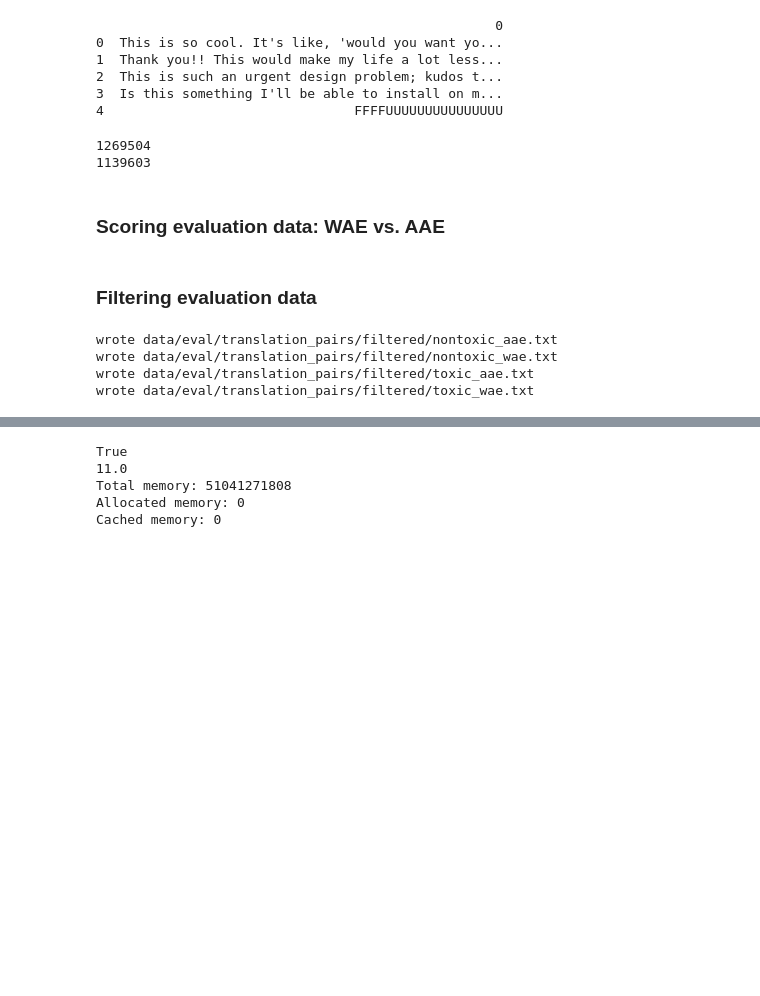
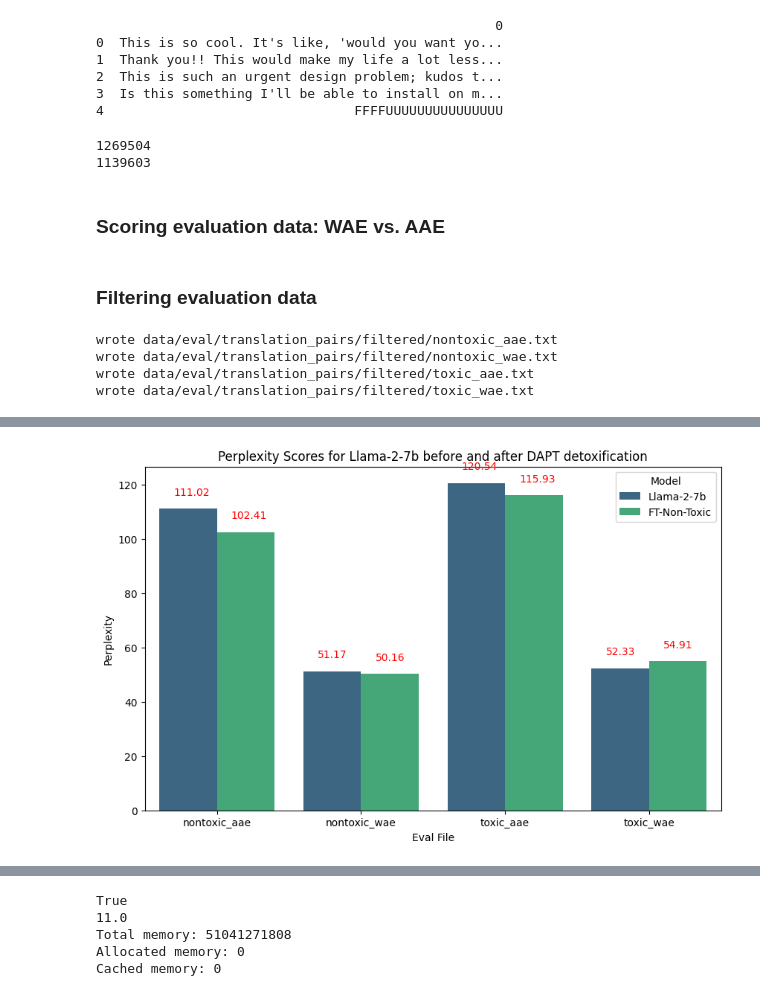
Before and after one commit to neulab/llments, a Jupyter notebook: examples/detoxification_bias/replication.ipynb, the cells around one changed output, grey strips where cells are left out. Saved outputs shown, nothing was run; the diff lists cells and outputs as text; code cells hidden in the pictures; blank space fills up the shorter version.

Commit message:
Qliu3/bias detoxification (#42)
* add detoxifying model example notebook

* fix md lint

* fix md length issue

* unpin dependency versions and add Llama-2-7B QLoRA finetuning experiments

```diff
--- a/examples/detoxification_bias/replication.ipynb
+++ b/examples/detoxification_bias/replication.ipynb
@@ -179,0 +349,2 @@ wrote data/eval/translation_pairs/filtered/toxic_wae.txt
+# %%
+data_collator = DataCollatorForLanguageModeling(tokenizer=tokenizer, mlm=False)
@@ -179,0 +480,36 @@ wrote data/eval/translation_pairs/filtered/toxic_wae.txt
+# %%
+import matplotlib.pyplot as plt
+import seaborn as sns
+import numpy as np
+
+# seaborn plot the results as grouped bar chart, results for each evaluation file are grouped together
+def plot_perplexity(eval_files, eval_results, ft_direct_eval_results, model_name):
+    eval_files = [f.split(".")[0] for f in eval_files]
+    ppl_scores = [r[1] for r in eval_results]
+    ft_ppl_scores = [r[1] for r in ft_direct_eval_results]
+
+    gpt2_model_name = [model_name] * len(eval_files)
+    ft_model_name = ["FT-Non-Toxic"] * len(eval_files)
+
+    df = pd.DataFrame({
+        "Model": gpt2_model_name + ft_model_name,
+        "Eval File": eval_files*2,
+        "Perplexity": ppl_scores + ft_ppl_scores
+    })
+
+    plt.figure(figsize=(10, 6))
+    sns.barplot(x="Eval File", y="Perplexity", hue="Model", data=df, palette="viridis")
+    # add the perplexity scores on top of the bars
+    for i in range(len(eval_files)):
+        plt.text(i-0.3, ppl_scores[i] + 5, f"{ppl_scores[i]:.2f}", fontsize=10, color="red")
+        plt.text(i+0.1, ft_ppl_scores[i] + 5, f"{ft_ppl_scores[i]:.2f}", fontsize=10, color="red")
+
+    plt.title(f"Perplexity Scores for {model_name} before and after DAPT detoxification")
+
+    # save the plot as a png
+    plt.savefig(f"eval_results/{model_name}.png")
+    plt.show()
+# %%
+# evaluate on the pretraining llama-2-7b model
+model, tokenizer = load_checkpoint(base_model_path, base_model_path)
+base_ppls = eval_ppl(eval_data_dir, eval_files, model, tokenizer, training_args)
@@ -179,0 +531,4 @@ wrote data/eval/translation_pairs/filtered/toxic_wae.txt
+# %%
+# evaluate on the fine-tuned llama-2-7b model
+model, tokenizer = load_checkpoint(ft_model_path, base_model_path)
+ft_ppts = eval_ppl(eval_data_dir, eval_files, model, tokenizer, training_args)
@@ -179,0 +550,5 @@ wrote data/eval/translation_pairs/filtered/toxic_wae.txt
+# %%
+# plot the results
+plot_perplexity(eval_files, base_ppls, ft_ppts, "Llama-2-7b")
+# %% [output]
+[figure, added]
```
Also changed, not shown: parts of 73 cells of this notebook, 3 other files.
